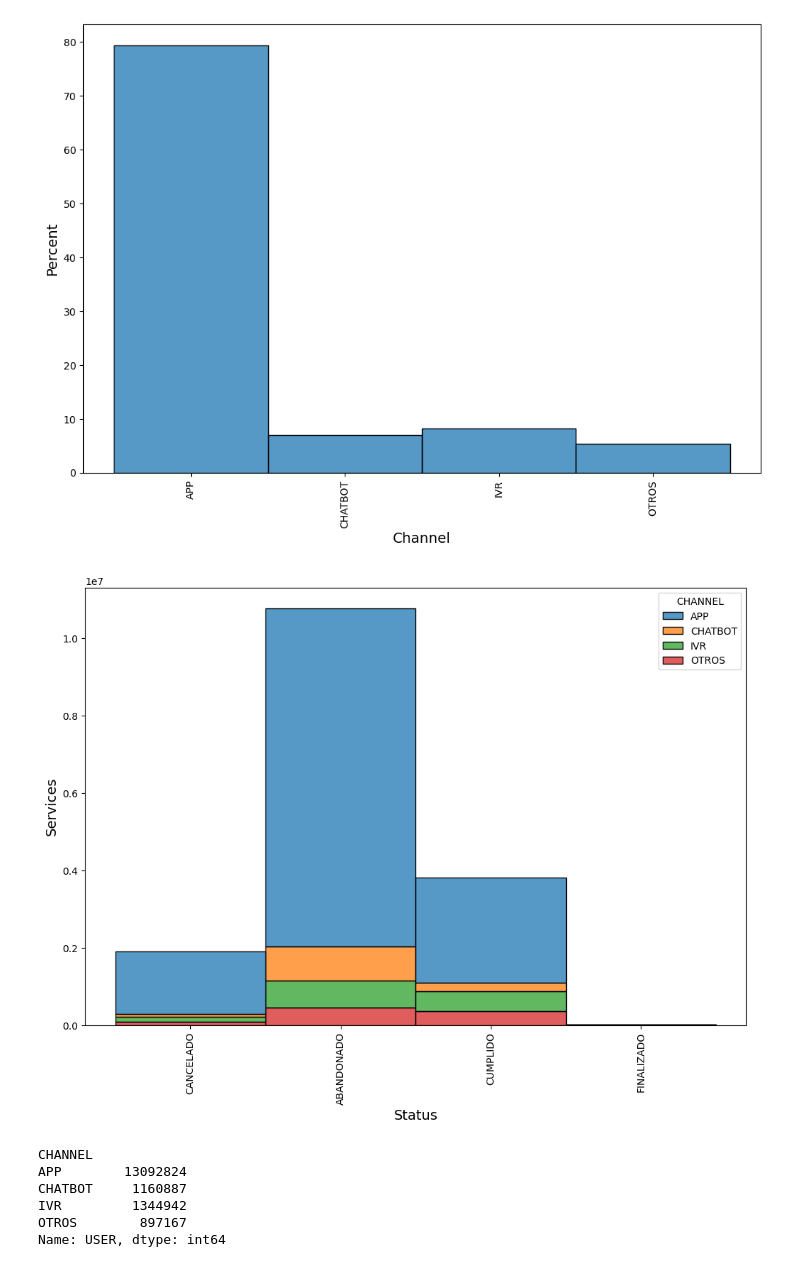
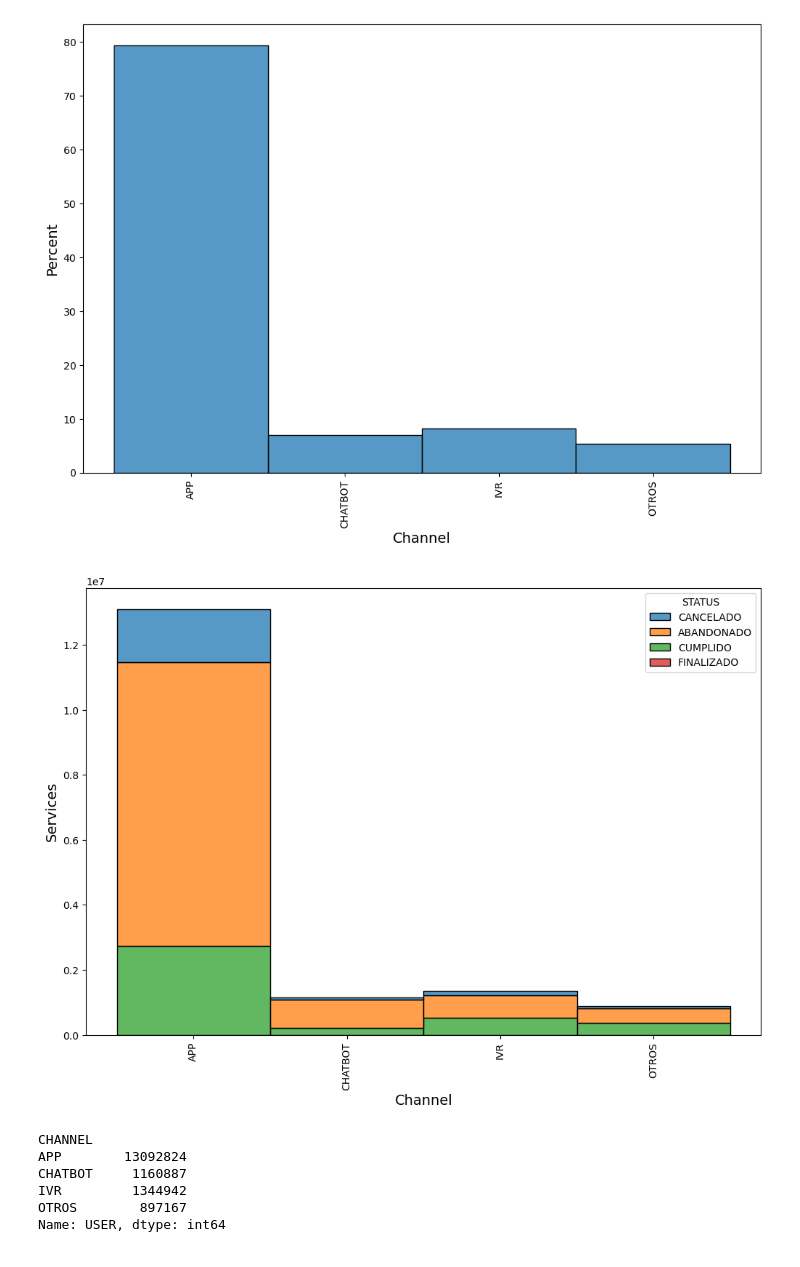
Before and after one commit to josedelarosa82/taxi-prediction-model, a Jupyter notebook: Proyecto final/Taxi_service_forecasting_model_aws.ipynb, the cells around one changed output. Saved outputs shown, nothing was run; the diff lists cells and outputs as text; code cells hidden in the pictures.

```diff
--- a/Proyecto final/Taxi_service_forecasting_model_aws.ipynb
+++ b/Proyecto final/Taxi_service_forecasting_model_aws.ipynb
@@ -400,13 +400,13 @@ plt.show()
 # %%
 #Se visualiza porcentaje por estado y canales
 plt.figure(figsize=(12,8))
-sns.histplot(data=tmp_taxis, x='STATUS', hue="CHANNEL", multiple="stack")
-plt.xlabel('Status', fontsize=14)
+sns.histplot(data=tmp_taxis, x='CHANNEL', hue="STATUS", multiple="stack")
+plt.xlabel('Channel', fontsize=14)
 plt.ylabel('Services', fontsize=14)
 plt.xticks(rotation='vertical')
 plt.show()
 # %% [output]
-[figure, old version]
+[figure, new version]
 # %%
 tmp_taxis.groupby(['CHANNEL'])['USER'].count()
 # %% [output]
```
